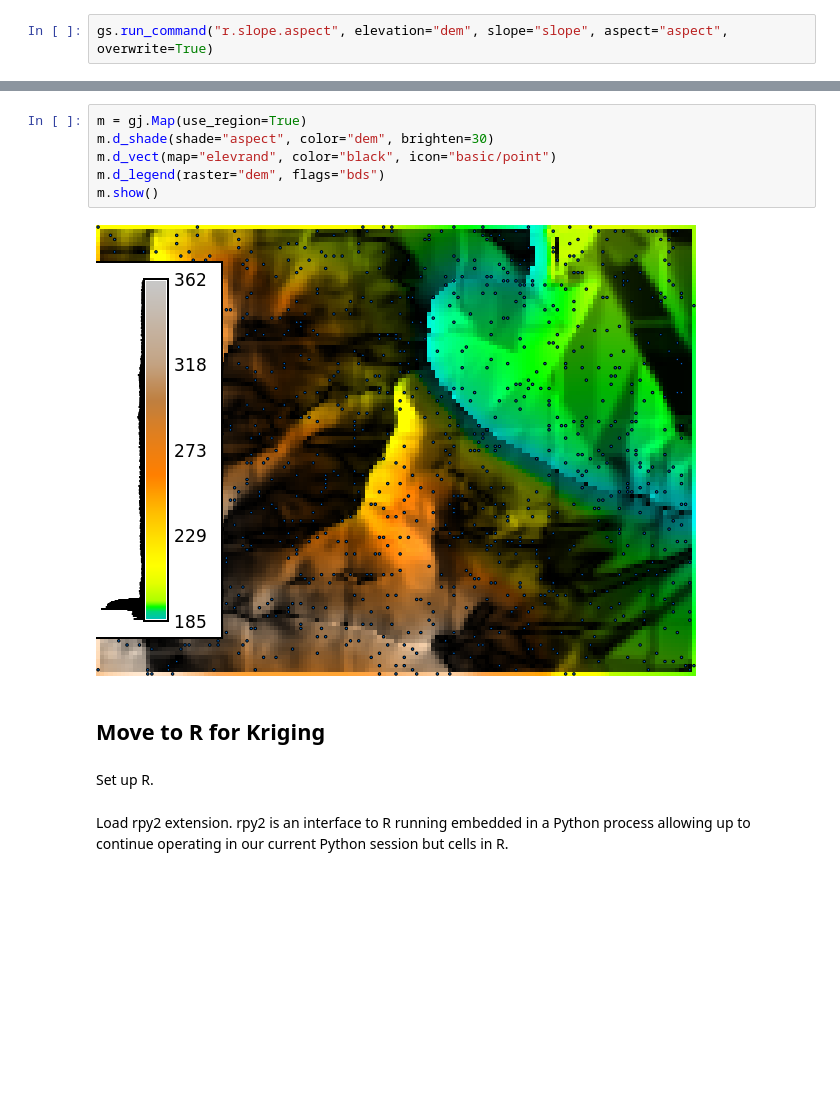
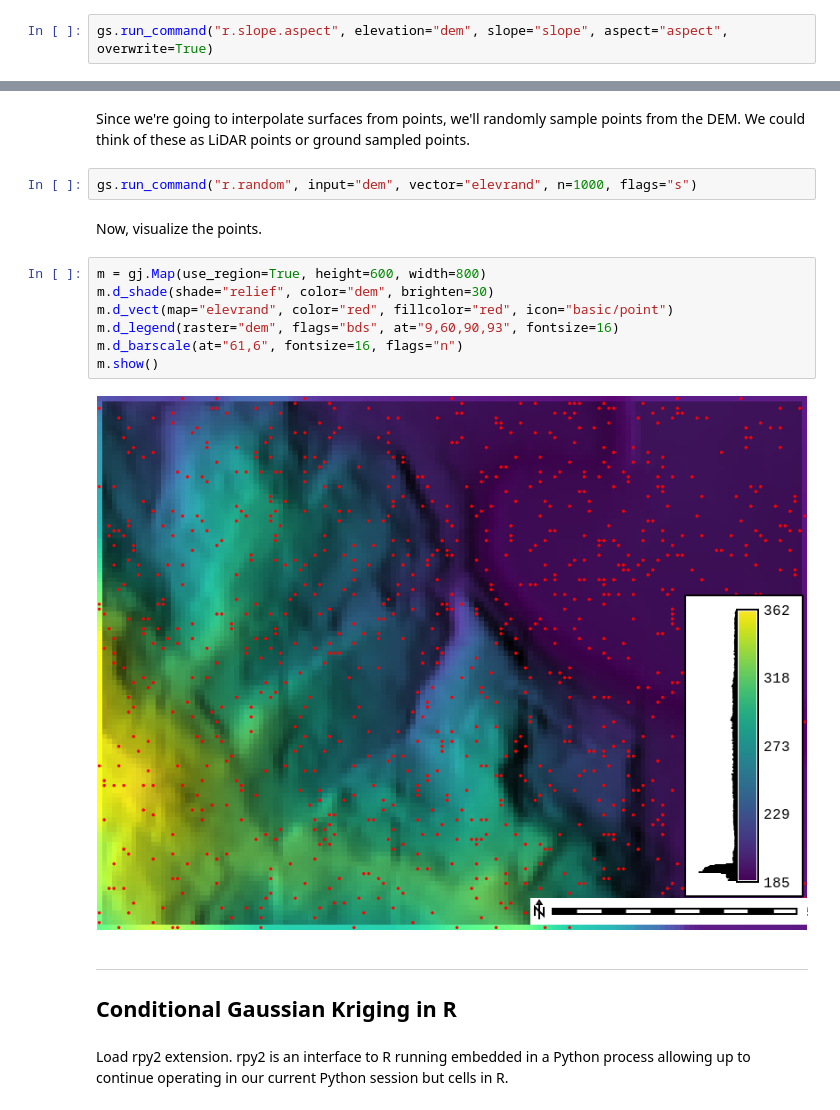
Before and after one commit to ncsu-geoforall-lab/geomorphometry2025_workshop, a Jupyter notebook: geomorphometry_2025_workshop.ipynb, the cells around one changed output, grey strips where cells are left out. Cells and saved outputs as stored; diff of their text form; blank space fills up the shorter version.

```diff
--- a/geomorphometry_2025_workshop.ipynb
+++ b/geomorphometry_2025_workshop.ipynb
@@ -284,15 +306,24 @@ m.show()
+# %% [markdown]
+Since we're going to interpolate surfaces from points, we'll randomly sample points from the DEM. We could think of these as LiDAR points or ground sampled points.
+# %%
+gs.run_command("r.random", input="dem", vector="elevrand", n=1000, flags="s")
+# %% [markdown]
+Now, visualize the points.
 # %%
-m = gj.Map(use_region=True)
-m.d_shade(shade="aspect", color="dem", brighten=30)
-m.d_vect(map="elevrand", color="black", icon="basic/point")
-m.d_legend(raster="dem", flags="bds")
+m = gj.Map(use_region=True, height=600, width=800)
+m.d_shade(shade="relief", color="dem", brighten=30)
+m.d_vect(map="elevrand", color="red", fillcolor="red", icon="basic/point")
+m.d_legend(raster="dem", flags="bds", at="9,60,90,93", fontsize=16)
+m.d_barscale(at="61,6", fontsize=16, flags="n")
 m.show()
 # %% [output]
-[figure, old version]
+[figure, new version]
-# %% [markdown]
-## Move to R for Kriging
-# %% [markdown]
-Set up R.
+# %% [markdown]
+<a name="R"></a>
+
+---
+
+## Conditional Gaussian Kriging in R
 # %% [markdown]
 Load rpy2 extension. rpy2 is an interface to R running embedded in a Python process allowing up to continue operating in our current Python session but cells in R.
 # %%
```
Also changed, not shown: parts of 32 cells of this notebook.
